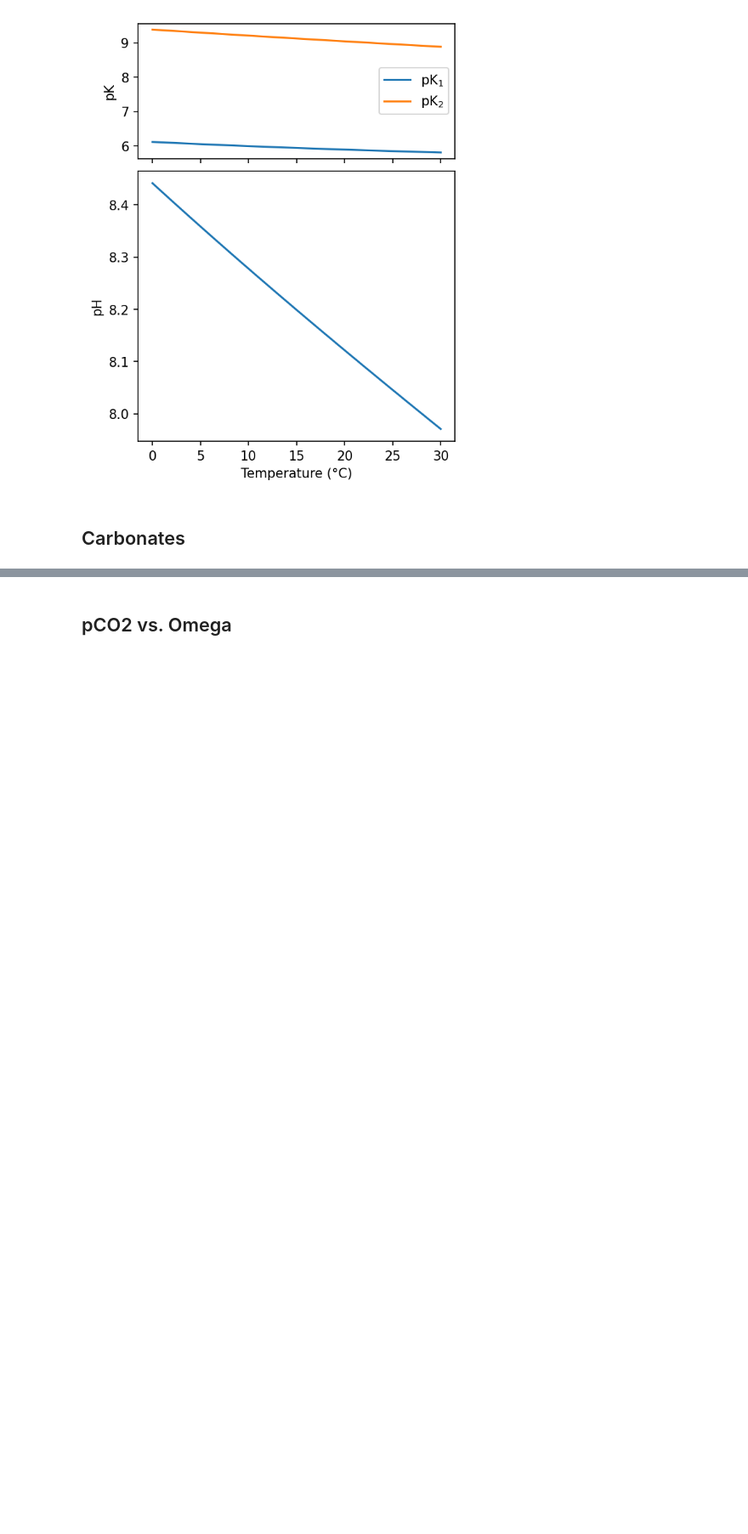
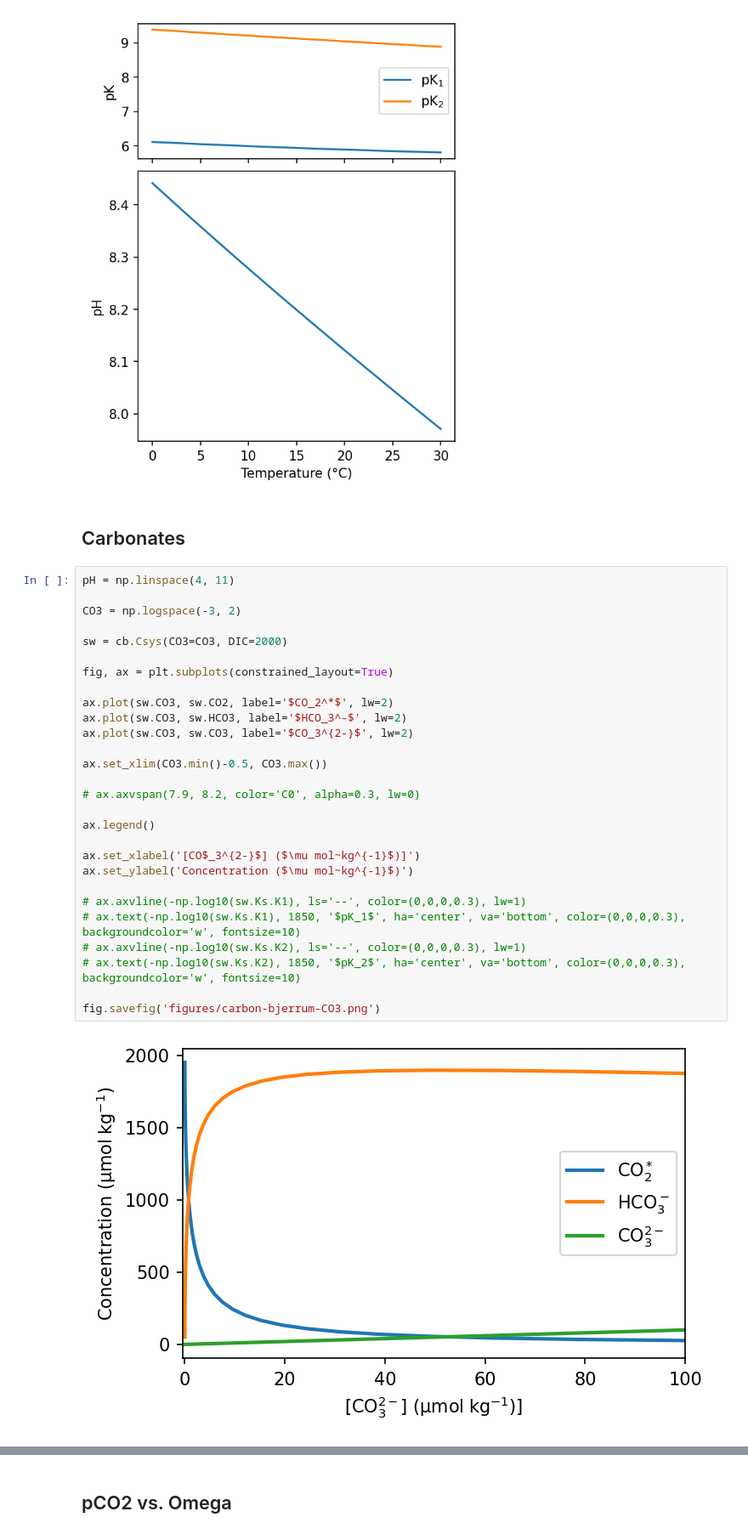
Before and after one commit to johnryantaylor/JRT_QES_Notes, a Jupyter notebook: book/06_oceancarbon/carbon_figs.ipynb, the cells around one changed output, grey strips where cells are left out. Shown at 85% size. Saved outputs shown, nothing was run; the diff lists cells and outputs as text; blank space fills up the shorter version.

```diff
--- a/book/06_oceancarbon/carbon_figs.ipynb
+++ b/book/06_oceancarbon/carbon_figs.ipynb
@@ -370,3 +370,33 @@ fig.savefig('figures/carbon-pH-Temp.png')
 [figure]
 # %% [markdown]
 ## Carbonates
+# %%
+pH = np.linspace(4, 11)
+
+CO3 = np.logspace(-3, 2)
+
+sw = cb.Csys(CO3=CO3, DIC=2000)
+
+fig, ax = plt.subplots(constrained_layout=True)
+
+ax.plot(sw.CO3, sw.CO2, label='$CO_2^*$', lw=2)
+ax.plot(sw.CO3, sw.HCO3, label='$HCO_3^-$', lw=2)
+ax.plot(sw.CO3, sw.CO3, label='$CO_3^{2-}$', lw=2)
+
+ax.set_xlim(CO3.min()-0.5, CO3.max())
+
+# ax.axvspan(7.9, 8.2, color='C0', alpha=0.3, lw=0)
+
+ax.legend()
+
+ax.set_xlabel('[CO$_3^{2-}$] ($\mu mol~kg^{-1}$)]')
+ax.set_ylabel('Concentration ($\mu mol~kg^{-1}$)')
+
+# ax.axvline(-np.log10(sw.Ks.K1), ls='--', color=(0,0,0,0.3), lw=1)
+# ax.text(-np.log10(sw.Ks.K1), 1850, '$pK_1$', ha='center', va='bottom', color=(0,0,0,0.3), backgroundcolor='w', fontsize=10)
+# ax.axvline(-np.log10(sw.Ks.K2), ls='--', color=(0,0,0,0.3), lw=1)
+# ax.text(-np.log10(sw.Ks.K2), 1850, '$pK_2$', ha='center', va='bottom', color=(0,0,0,0.3), backgroundcolor='w', fontsize=10)
+
+fig.savefig('figures/carbon-bjerrum-CO3.png')
+# %% [output]
+[figure, added]
```
Also changed, not shown: parts of 6 cells of this notebook, 18 other files.
